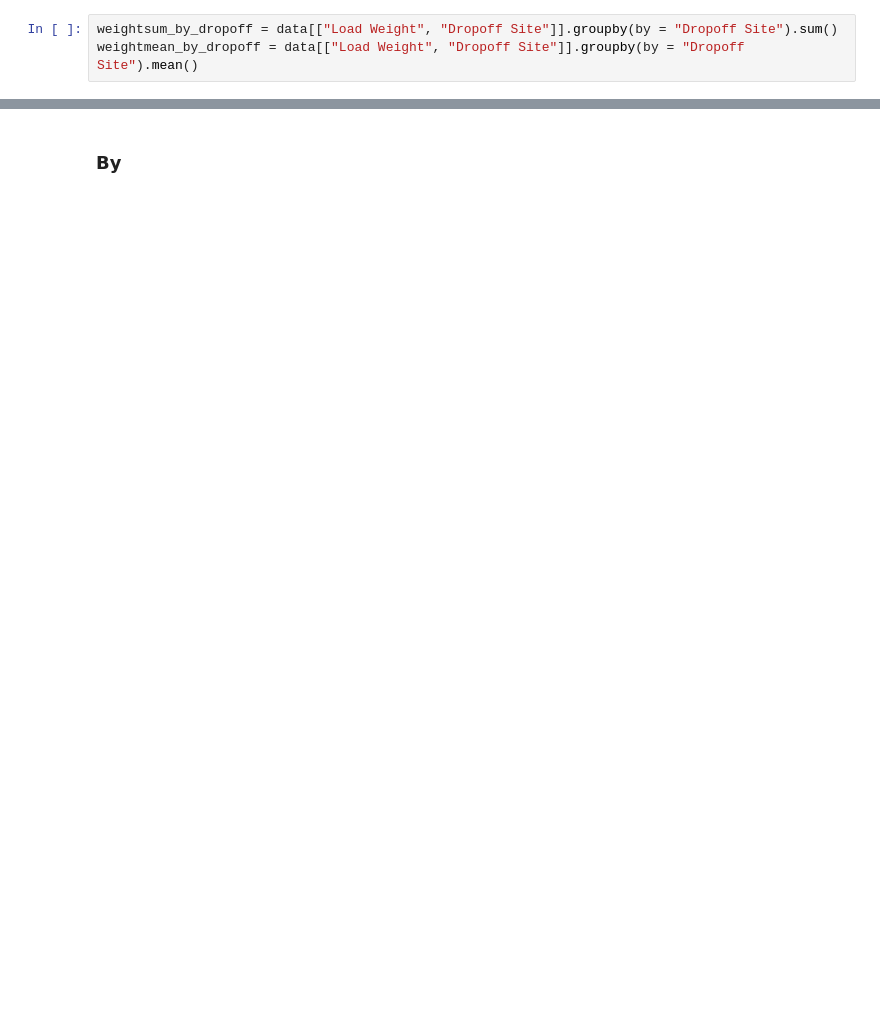
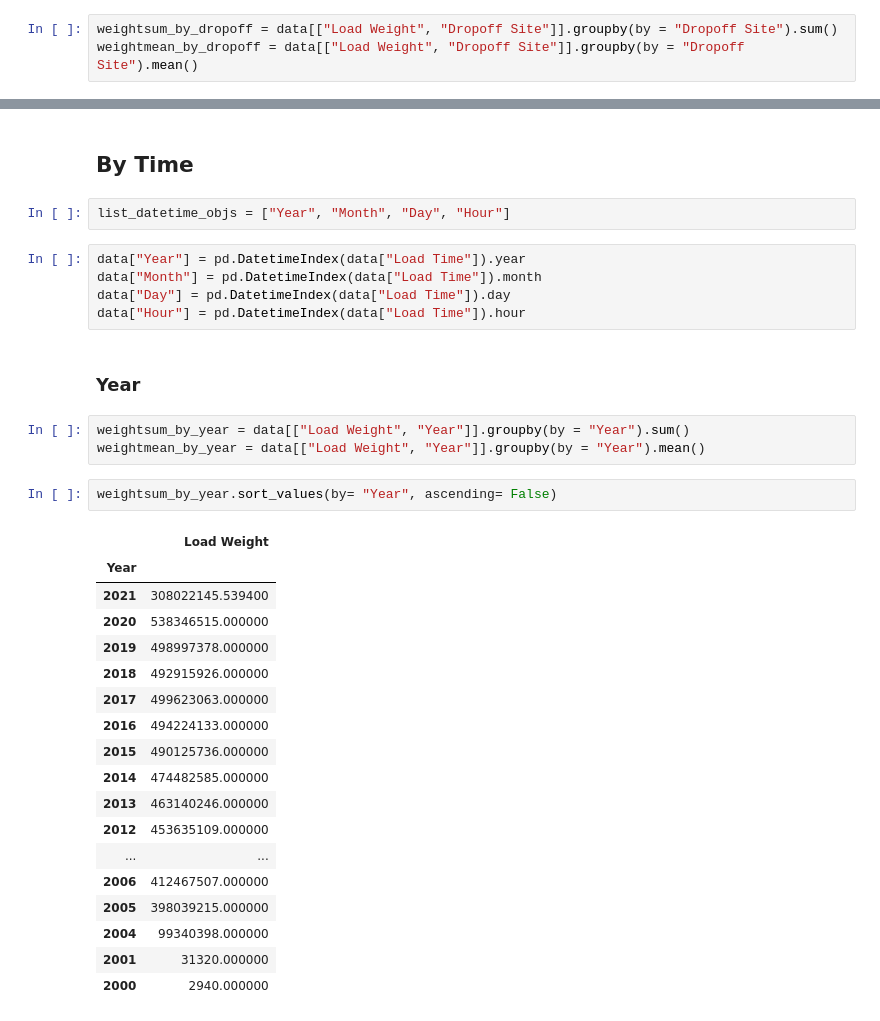
Before and after one commit to Pravallika-Myneni/world_data_league_2022, a Jupyter notebook: stage_one/garbage_collection.ipynb, the cells around one changed output, grey strips where cells are left out. Saved outputs shown, nothing was run; the diff lists cells and outputs as text; blank space fills up the shorter version.

```diff
--- a/stage_one/garbage_collection.ipynb
+++ b/stage_one/garbage_collection.ipynb
@@ -282,4 +325,37 @@ weightsum_by_dropoff.sort_values(by= "Load Weight", ascending= False)
 | DEEP EDDY PARK | 340.000000 |
 | CROSS PARK | 0.000000 |
 # %% [markdown]
-### By
+## By Time
+# %%
+list_datetime_objs = ["Year", "Month", "Day", "Hour"]
+# %%
+data["Year"] = pd.DatetimeIndex(data["Load Time"]).year
+data["Month"] = pd.DatetimeIndex(data["Load Time"]).month
+data["Day"] = pd.DatetimeIndex(data["Load Time"]).day
+data["Hour"] = pd.DatetimeIndex(data["Load Time"]).hour
+# %% [markdown]
+### Year
+# %%
+weightsum_by_year = data[["Load Weight", "Year"]].groupby(by = "Year").sum()
+weightmean_by_year = data[["Load Weight", "Year"]].groupby(by = "Year").mean()
+# %%
+weightsum_by_year.sort_values(by= "Year", ascending= False)
+# %% [output]
+|  | Load Weight |
+| Year |  |
+| 2021 | 308022145.539400 |
+| 2020 | 538346515.000000 |
+| 2019 | 498997378.000000 |
+| 2018 | 492915926.000000 |
+| 2017 | 499623063.000000 |
+| 2016 | 494224133.000000 |
+| 2015 | 490125736.000000 |
+| 2014 | 474482585.000000 |
+| 2013 | 463140246.000000 |
+| 2012 | 453635109.000000 |
+| ... | ... |
+| 2006 | 412467507.000000 |
+| 2005 | 398039215.000000 |
+| 2004 | 99340398.000000 |
+| 2001 | 31320.000000 |
+| 2000 | 2940.000000 |
```
Also changed, not shown: parts of 38 cells of this notebook, 4 other files.
